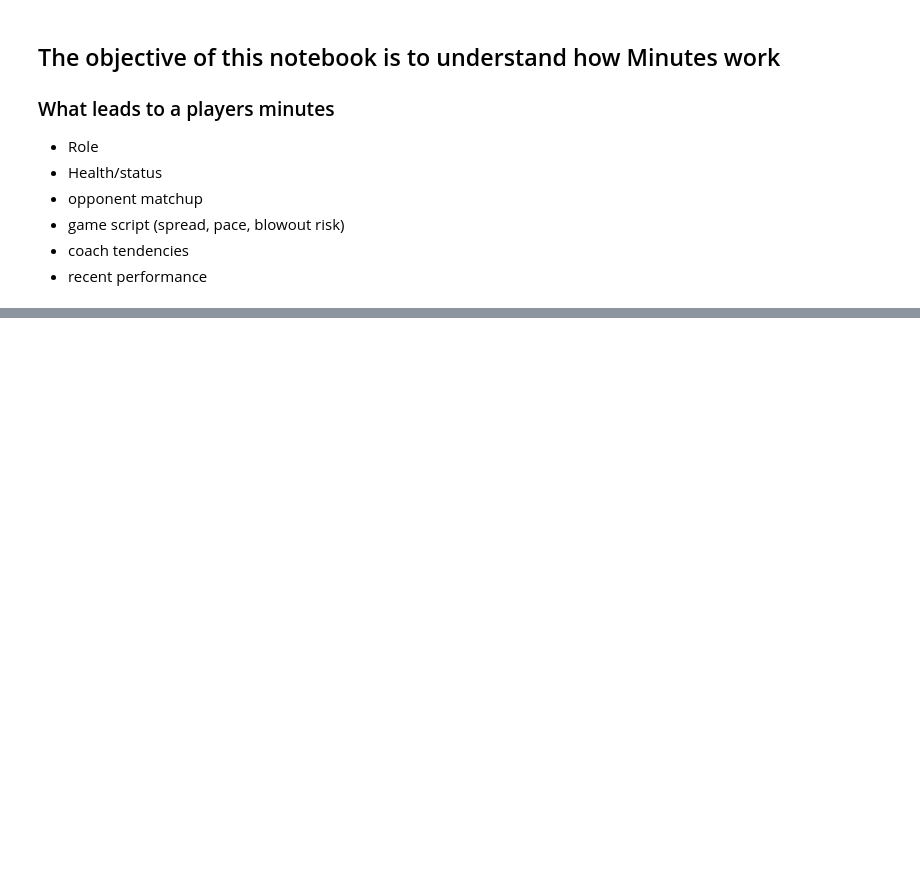
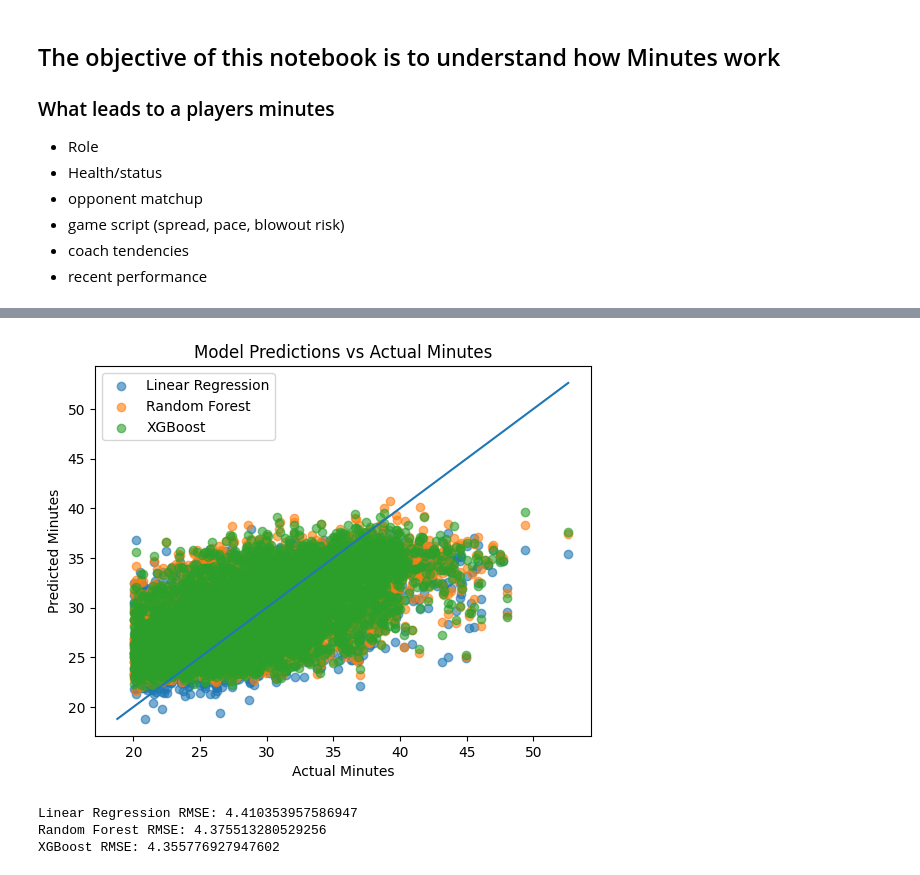
Before and after one commit to spon7ge/NBA-Prop-Predictor, a Jupyter notebook: notebooks/exploration/min_model_analysis.ipynb, the cells around one changed output, grey strips where cells are left out. Cells and saved outputs as stored; diff of their text form; code cells hidden in the pictures; blank space fills up the shorter version.

Commit message:
working on a simpler minutes model

```diff
--- a/notebooks/exploration/min_model_analysis.ipynb
+++ b/notebooks/exploration/min_model_analysis.ipynb
@@ -87,0 +128,3 @@ Lauri Markkanen | Minutes Avg: 34.348 | Minutes STD: 5.868 | PTS Avg: 26.738
+# %%
+df = df[df['MIN'] > 20]
+print(f"Length of new dataset is {len(df)}")
@@ -87,0 +133,6 @@ Lauri Markkanen | Minutes Avg: 34.348 | Minutes STD: 5.868 | PTS Avg: 26.738
+# %%
+target = 'MIN'
+features = ['STARTING', 'PLAYER_DAYS_REST', 'IS_BACK_TO_BACK',
+            'MIN_ROLLING_7', 'MIN_ROLLING_10',
+            'MEDIAN_ROLLING_3', 'MEDIAN_ROLLING_7', 'MEDIAN_ROLLING_10',
+            'STARTING_X_MIN', 'TEAM_ROLE_RANK', 'MIN_TREND_3', 'MIN_VOLATILITY']
@@ -87,0 +312,28 @@ Lauri Markkanen | Minutes Avg: 34.348 | Minutes STD: 5.868 | PTS Avg: 26.738
+# %%
+lr_pred = lr_model.predict(x_test)
+rf_pred = rf_model.predict(x_test)
+
+plt.scatter(y_test, lr_pred, label="Linear Regression", alpha=0.6)
+plt.scatter(y_test, rf_pred, label="Random Forest", alpha=0.6)
+plt.scatter(y_test, xgb_pred, label='XGBoost', alpha=0.6)
+
+min_val = min(y_test.min(), lr_pred.min(), rf_pred.min())
+max_val = max(y_test.max(), lr_pred.max(), rf_pred.max())
+
+plt.plot([min_val, max_val], [min_val, max_val])
+
+plt.xlabel("Actual Minutes")
+plt.ylabel("Predicted Minutes")
+plt.title("Model Predictions vs Actual Minutes")
+plt.legend()
+
+plt.show()
+
+print("Linear Regression RMSE:", mean_squared_error(y_test, lr_pred) ** 0.5)
+print("Random Forest RMSE:", mean_squared_error(y_test, rf_pred) ** 0.5)
+print("XGBoost RMSE:", mean_squared_error(y_test, xgb_pred) ** 0.5)
+# %% [output]
+[figure, added]
+Linear Regression RMSE: 4.410353957586947
+Random Forest RMSE: 4.375513280529256
+XGBoost RMSE: 4.355776927947602
```
Also changed, not shown: parts of 14 cells of this notebook, 11 other files.
